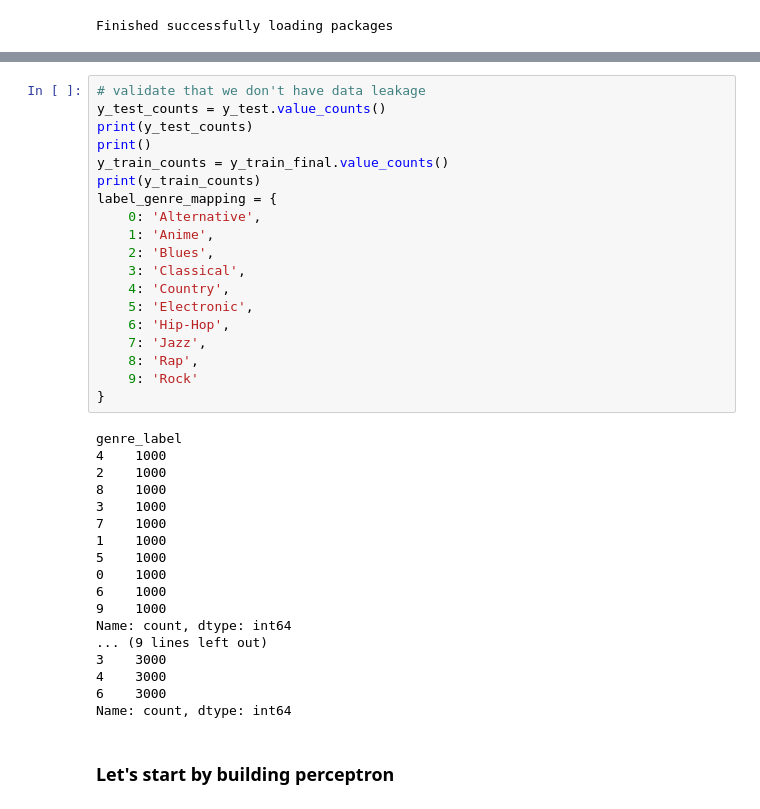
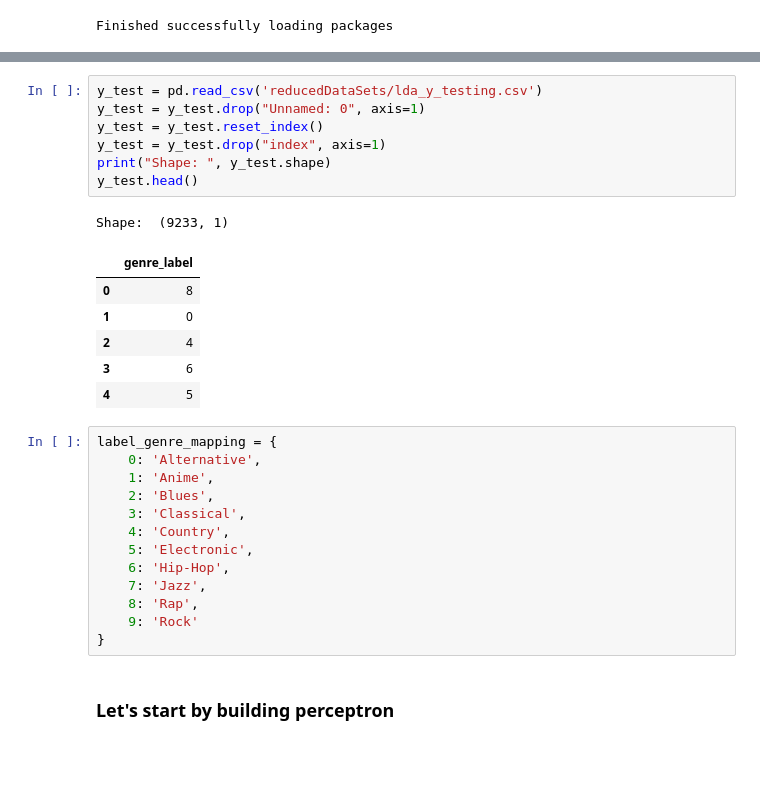
Before and after one commit to whykay-01/machine-learning-music-genre-classifier, a Jupyter notebook: classifications/capstone_classification_lda_ds.ipynb, the cells around one changed output, grey strips where cells are left out. Drawn from its saved outputs; the diff is of its cells as text; blank space fills up the shorter version.

```diff
--- a/classifications/capstone_classification_lda_ds.ipynb
+++ b/classifications/capstone_classification_lda_ds.ipynb
@@ -46,10 +59,19 @@ X_train_final, X_val, y_train_final, y_val = train_test_split(X_train, y_train,
+# %%
+y_test = pd.read_csv('reducedDataSets/lda_y_testing.csv')
+y_test = y_test.drop("Unnamed: 0", axis=1)
+y_test = y_test.reset_index()
+y_test = y_test.drop("index", axis=1)
+print("Shape: ", y_test.shape)
+y_test.head()
+# %% [output]
+Shape:  (9233, 1)
+|  | genre_label |
+| 0 | 8 |
+| 1 | 0 |
+| 2 | 4 |
+| 3 | 6 |
+| 4 | 5 |
 # %%
-# validate that we don't have data leakage
-y_test_counts = y_test.value_counts()
-print(y_test_counts)
-print()
-y_train_counts = y_train_final.value_counts()
-print(y_train_counts)
 label_genre_mapping = {
     0: 'Alternative',
     1: 'Anime',
@@ -62,24 +84,6 @@ label_genre_mapping = {
     8: 'Rap',
     9: 'Rock'
 }
-# %% [output]
-genre_label
-4    1000
-2    1000
-8    1000
-3    1000
-7    1000
-1    1000
-5    1000
-0    1000
-6    1000
-9    1000
-Name: count, dtype: int64
-... (9 lines left out)
-3    3000
-4    3000
-6    3000
-Name: count, dtype: int64
 # %% [markdown]
 ### Let's start by building perceptron
 # %%
```
Also changed, not shown: parts of 4 cells of this notebook.
